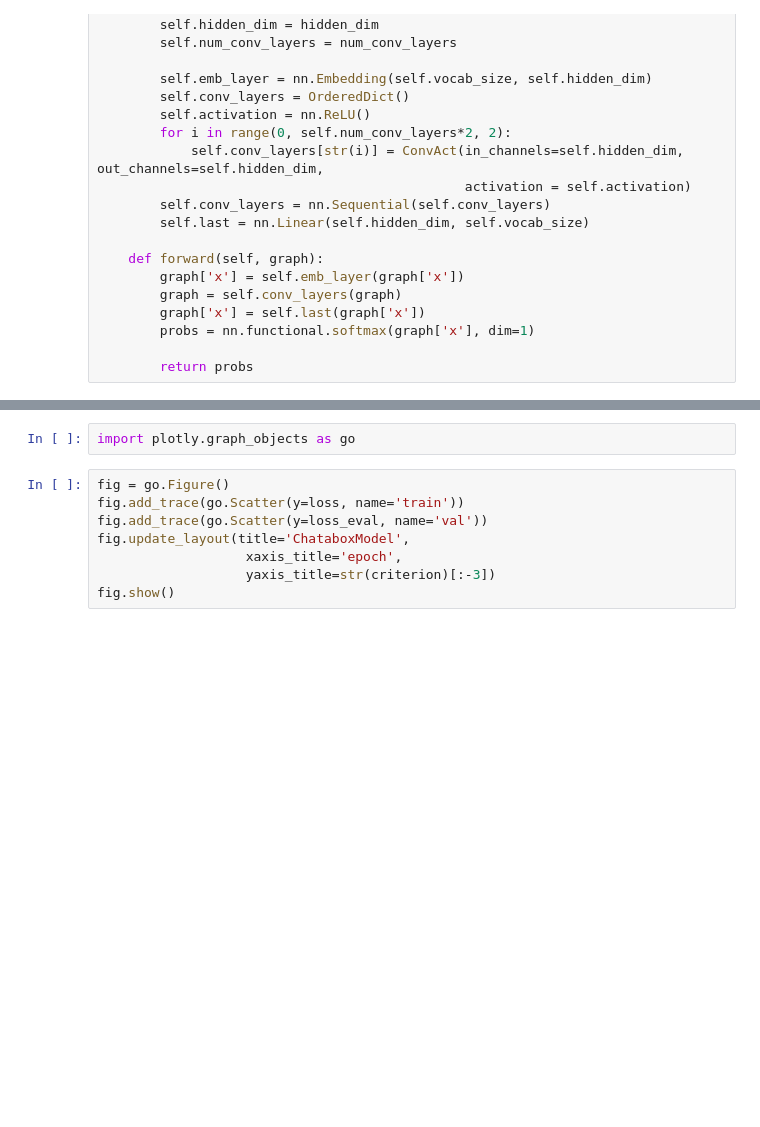
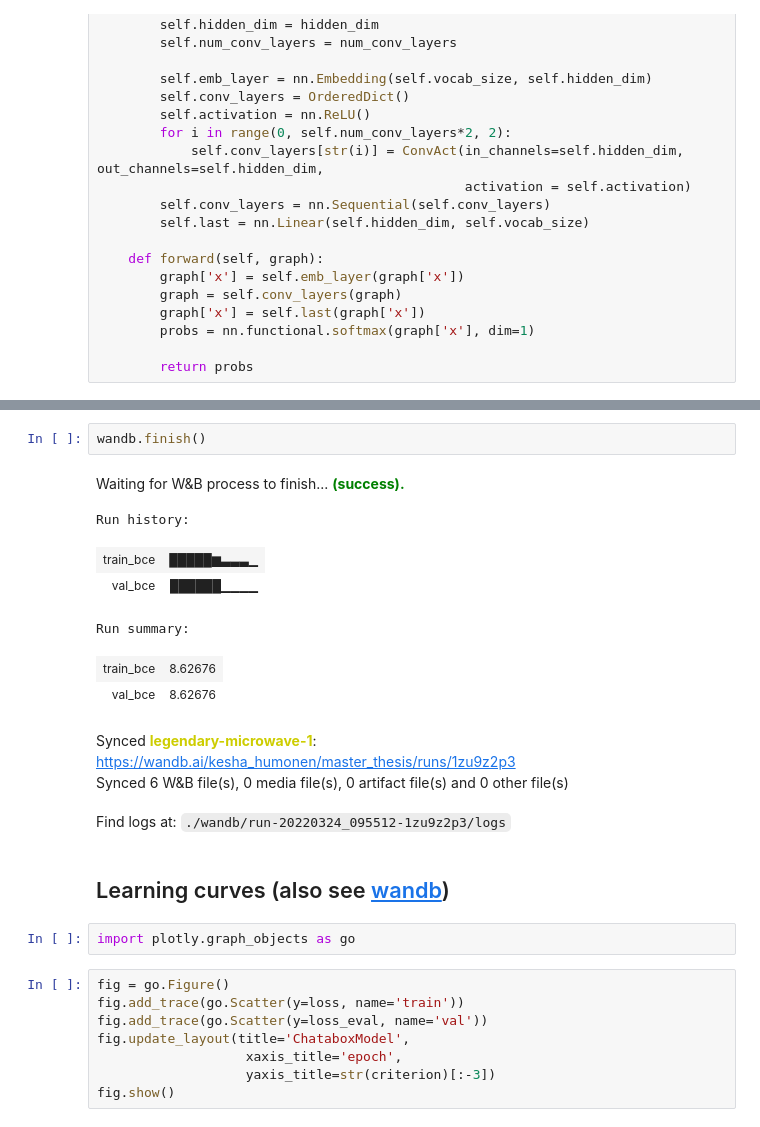
Before and after one commit to IHumonen/master_thesis, a Jupyter notebook: graph_pipeline.ipynb, the cells around one changed output, grey strips where cells are left out. Drawn from its saved outputs; the diff is of its cells as text; blank space fills up the shorter version.

Commit message:
add wandb log

```diff
--- a/graph_pipeline.ipynb
+++ b/graph_pipeline.ipynb
@@ -121,3 +150,18 @@ for epoch in range(epochs):
+# %%
+wandb.finish()
+# %% [output]
+Waiting for W&B process to finish... (success).
+Run history:
+| train_bce | █████▆▃▃▃▁ |
+| val_bce | ██████▁▁▁▁ |
+Run summary:
+| train_bce | 8.62676 |
+| val_bce | 8.62676 |
+Synced legendary-microwave-1: https://wandb.ai/kesha_humonen/master_thesis/runs/1zu9z2p3
+Synced 6 W&B file(s), 0 media file(s), 0 artifact file(s) and 0 other file(s)
+Find logs at: ./wandb/run-20220324_095512-1zu9z2p3/logs
+# %% [markdown]
+## Learning curves (also see [wandb](https://wandb.ai/kesha_humonen/master_thesis))
 # %%
 import plotly.graph_objects as go
 # %%
```
Also changed, not shown: parts of 24 cells of this notebook.
